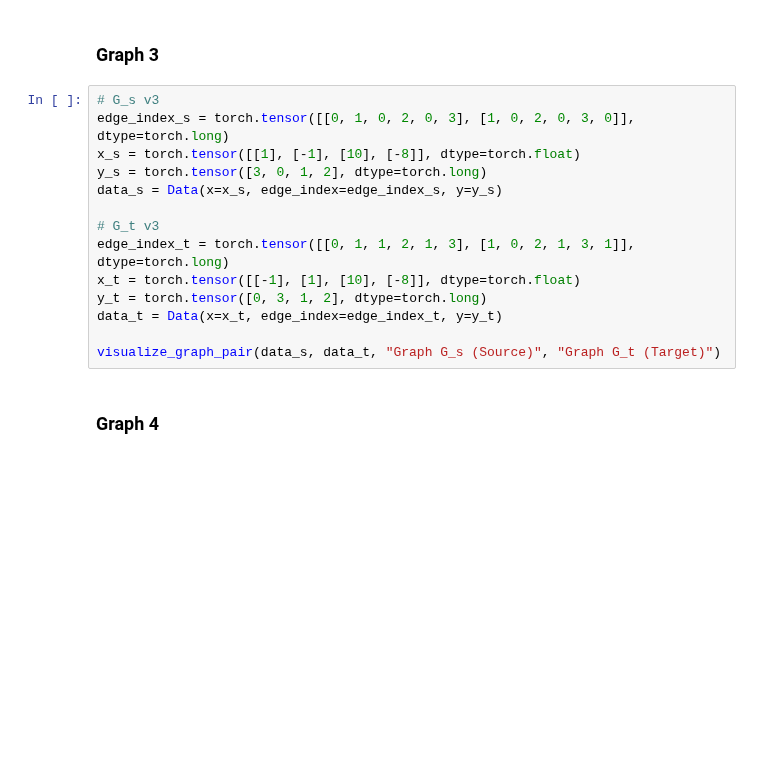
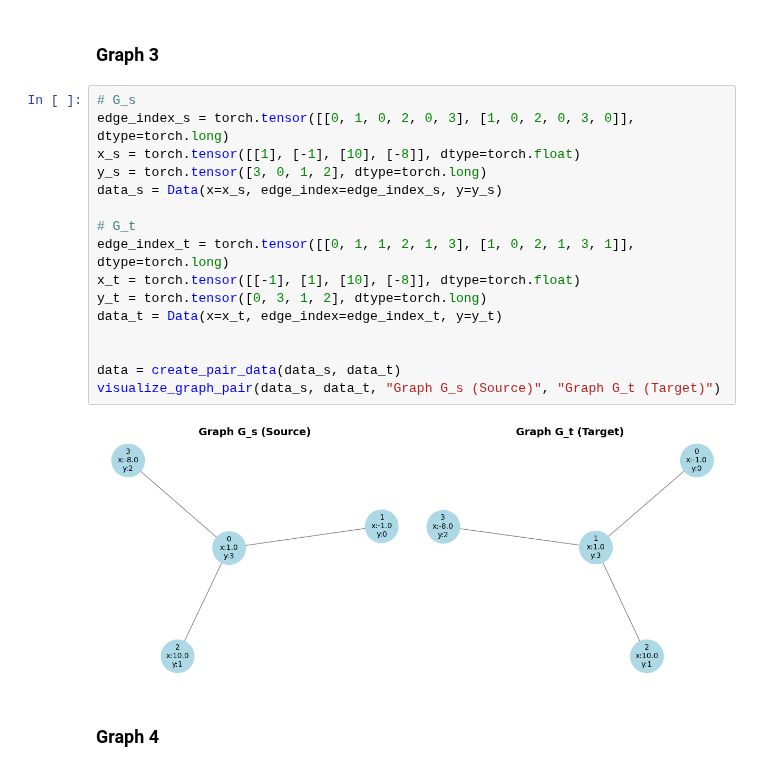
Before and after one commit to aehrlich1/graph-nmr, a Jupyter notebook: notebooks/dgmc_analysis.ipynb, the cells around one changed output. Saved outputs shown, nothing was run; the diff lists cells and outputs as text; blank space fills up the shorter version.

```diff
--- a/notebooks/dgmc_analysis.ipynb
+++ b/notebooks/dgmc_analysis.ipynb
@@ -130,19 +155,23 @@ visualize_graph_pair(data_s, data_t, "Graph G_s (Source)", "Graph G_t (Target)")
 # %% [markdown]
 ### Graph 3
 # %%
-# G_s v3
+# G_s
 edge_index_s = torch.tensor([[0, 1, 0, 2, 0, 3], [1, 0, 2, 0, 3, 0]], dtype=torch.long)
 x_s = torch.tensor([[1], [-1], [10], [-8]], dtype=torch.float)
 y_s = torch.tensor([3, 0, 1, 2], dtype=torch.long)
 data_s = Data(x=x_s, edge_index=edge_index_s, y=y_s)
 
-# G_t v3
+# G_t
 edge_index_t = torch.tensor([[0, 1, 1, 2, 1, 3], [1, 0, 2, 1, 3, 1]], dtype=torch.long)
 x_t = torch.tensor([[-1], [1], [10], [-8]], dtype=torch.float)
 y_t = torch.tensor([0, 3, 1, 2], dtype=torch.long)
 data_t = Data(x=x_t, edge_index=edge_index_t, y=y_t)
 
+
+data = create_pair_data(data_s, data_t)
 visualize_graph_pair(data_s, data_t, "Graph G_s (Source)", "Graph G_t (Target)")
+# %% [output]
+[figure, added]
 # %% [markdown]
 ### Graph 4
 # %%
```
Also changed, not shown: parts of 15 cells of this notebook, 1 other file.
